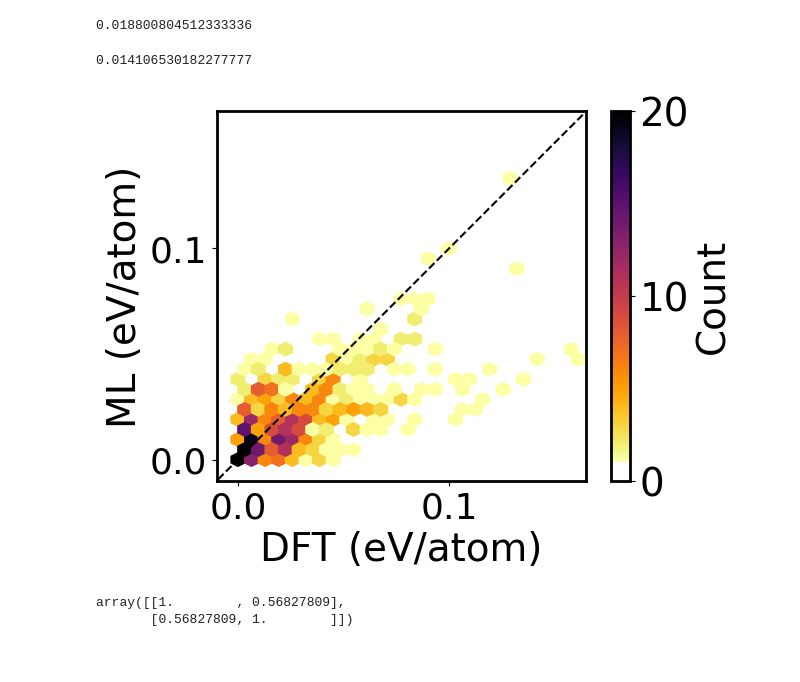
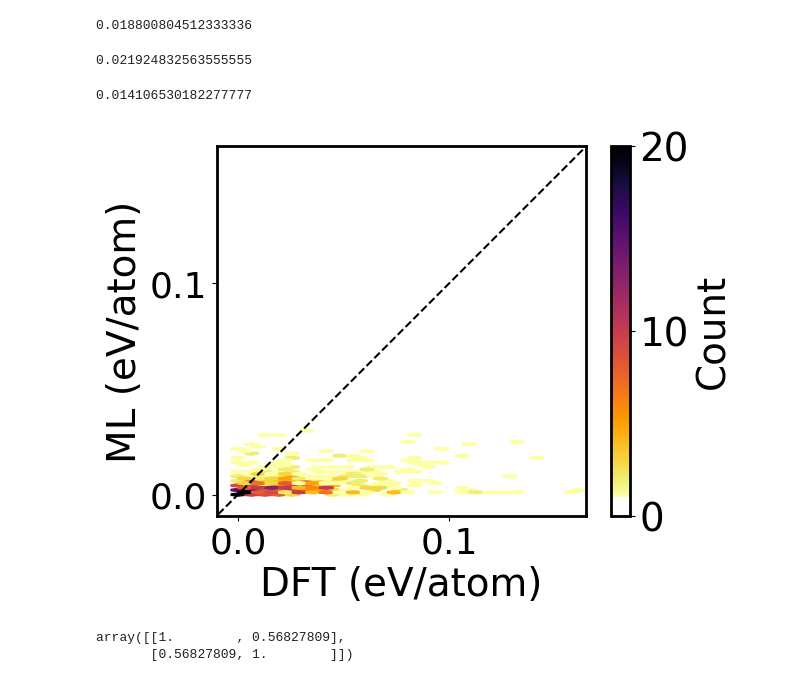
Before and after one commit to learningmatter-mit/PerovskiteOrderingGCNNs, a Jupyter notebook: inference/James_Scrap/Mean_of_three_best.ipynb, the cells around one changed output. Drawn from its saved outputs; the diff is of its cells as text; code cells hidden in the pictures.

```diff
--- a/inference/James_Scrap/Mean_of_three_best.ipynb
+++ b/inference/James_Scrap/Mean_of_three_best.ipynb
@@ -20,3 +55,5 @@ np.save("m3gnet_pred.npy",m3gnet)
 e3nn_mean_pred = (ehull_e3nn_unrelaxed_held_B_0.predicted_dft_e_hull + ehull_e3nn_unrelaxed_held_B_1.predicted_dft_e_hull+ehull_e3nn_unrelaxed_held_B_2.predicted_dft_e_hull)/3.0
 
 CGCNN_mean_pred = (ehull_CGCNN_unrelaxed_held_B_0.predicted_dft_e_hull + ehull_CGCNN_unrelaxed_held_B_1.predicted_dft_e_hull+ehull_CGCNN_unrelaxed_held_B_2.predicted_dft_e_hull)/3.0
+
+CGCNN_long_mean_pred = (CGCNN_long_0.pred + CGCNN_long_1.pred+CGCNN_long_2.pred)/3.0
@@ -31,6 +85,7 @@ e3nn_mean_pred.shape
 dft_min_val = {}
 e3nn_min_val = {}
 CGCNN_min_val = {}
+CGCNN_long_min_val = {}
 
 for i in range(len(ehull_e3nn_unrelaxed_held_B_0)):
     curr_formula = ehull_e3nn_unrelaxed_held_B_0.iloc[i].formula
@@ -48,6 +103,15 @@ for i in range(len(ehull_CGCNN_unrelaxed_held_B_0)):
     else:
         CGCNN_min_val[curr_formula] = CGCNN_mean_pred[i]
 
+
+for i in range(len(ehull_CGCNN_unrelaxed_held_B_0)):
+    curr_formula = ehull_CGCNN_unrelaxed_held_B_0.iloc[i].formula
+    if curr_formula in CGCNN_long_min_val:
+        if CGCNN_long_mean_pred[i] < CGCNN_long_min_val[curr_formula]:
+            CGCNN_long_min_val[curr_formula] = CGCNN_long_mean_pred[i]
+    else:
+        CGCNN_long_min_val[curr_formula] = CGCNN_long_mean_pred[i]
+
 for i in range(len(ehull_CGCNN_unrelaxed_held_B_0)):
     curr_formula = ehull_CGCNN_unrelaxed_held_B_0.iloc[i].formula
     if curr_formula in dft_min_val:
@@ -58,6 +122,7 @@ for i in range(len(ehull_CGCNN_unrelaxed_held_B_0)):
 # %%
 dft_diffs = []
 CGCNN_diffs = []
+CGCNN_long_diffs = []
 e3nn_diffs = []
 
 for i in range(len(ehull_e3nn_unrelaxed_held_B_0)):
@@ -73,6 +138,13 @@ for i in range(len(ehull_CGCNN_unrelaxed_held_B_0)):
     curr_val = CGCNN_mean_pred[i] - CGCNN_min_val[curr_formula]
     CGCNN_diffs.append(curr_val)
 
+
+for i in range(len(ehull_CGCNN_unrelaxed_held_B_0)):
+    curr_formula = ehull_CGCNN_unrelaxed_held_B_0.iloc[i].formula
+    #gs_ref = ehull_CGCNN_unrelaxed_held_B.iloc[dft_min_val[curr_formula][0]].predicted_dft_e_hull
+    curr_val = CGCNN_long_mean_pred[i] - CGCNN_long_min_val[curr_formula]
+    CGCNN_long_diffs.append(curr_val)
+
 for i in range(len(ehull_CGCNN_unrelaxed_held_B_0)):
     curr_formula = ehull_CGCNN_unrelaxed_held_B_0.iloc[i].formula
     curr_val = ehull_CGCNN_unrelaxed_held_B_0.iloc[i].dft_e_hull - dft_min_val[curr_formula]
@@ -82,11 +154,16 @@ import numpy as np
 
 dft_diffs = np.asarray(dft_diffs)
 CGCNN_diffs = np.asarray(CGCNN_diffs)
+CGCNN_long_diffs = np.asarray(CGCNN_long_diffs)
 e3nn_diffs = np.asarray(e3nn_diffs)
 # %%
 np.mean(np.abs(dft_diffs-CGCNN_diffs))
 # %% [output]
 0.018800804512333336
+# %%
+np.mean(np.abs(dft_diffs-CGCNN_long_diffs))
+# %% [output]
+0.021924832563555555
 # %%
 np.mean(np.abs(dft_diffs-e3nn_diffs))
 # %% [output]
@@ -94,34 +171,34 @@ np.mean(np.abs(dft_diffs-e3nn_diffs))
 # %%
 import matplotlib as mpl
 
 mpl.rcParams['axes.linewidth'] = 2.0
 
 orig_map=plt.cm.get_cmap('inferno')
 
 # reversing the original colormap using reversed() function
 cmap = orig_map.reversed()
-im = plt.hexbin(dft_diffs,e3nn_diffs,cmap=cmap,gridsize=25,mincnt=1,vmax = 20)
+im = plt.hexbin(dft_diffs,CGCNN_long_diffs,cmap=cmap,gridsize=25,mincnt=1,vmax = 20)
 plt.plot(np.linspace(-0.05,0.5,100),np.linspace(-0.05,0.5,100),c="black",linestyle="--")
 ax = plt.gca()
 ax.set_aspect('equal', adjustable='box')
 
 plt.xlim(-0.01,0.165)
 plt.ylim(-0.01,0.165)
 
 
 plt.xlabel("DFT (eV/atom)",size=28)
 plt.ylabel("ML (eV/atom)",size=28)
 plt.xticks([0.0,0.1],size=26)
 plt.yticks([0.0,0.1],size=26)
 #im.figure.axes[0].tick_params(axis="both", labelsize=15)
 
 cbar = plt.colorbar()
 #cbar.set_clim(0.0, 10.0)
 cbar.set_ticks(ticks = [0,10,20],labels=[0,10,20],fontsize=28)
 cbar.set_label(label="Count",size=28)
-plt.savefig("Example_two.pdf",bbox_inches="tight")
+plt.savefig("Example_two_CGCNN_long.pdf",bbox_inches="tight")
 # %% [output]
-[figure, old version]
+[figure, new version]
 # %%
 from sklearn import metrics
 # %%
```
Also changed, not shown: parts of 21 cells of this notebook, 35 other files.
